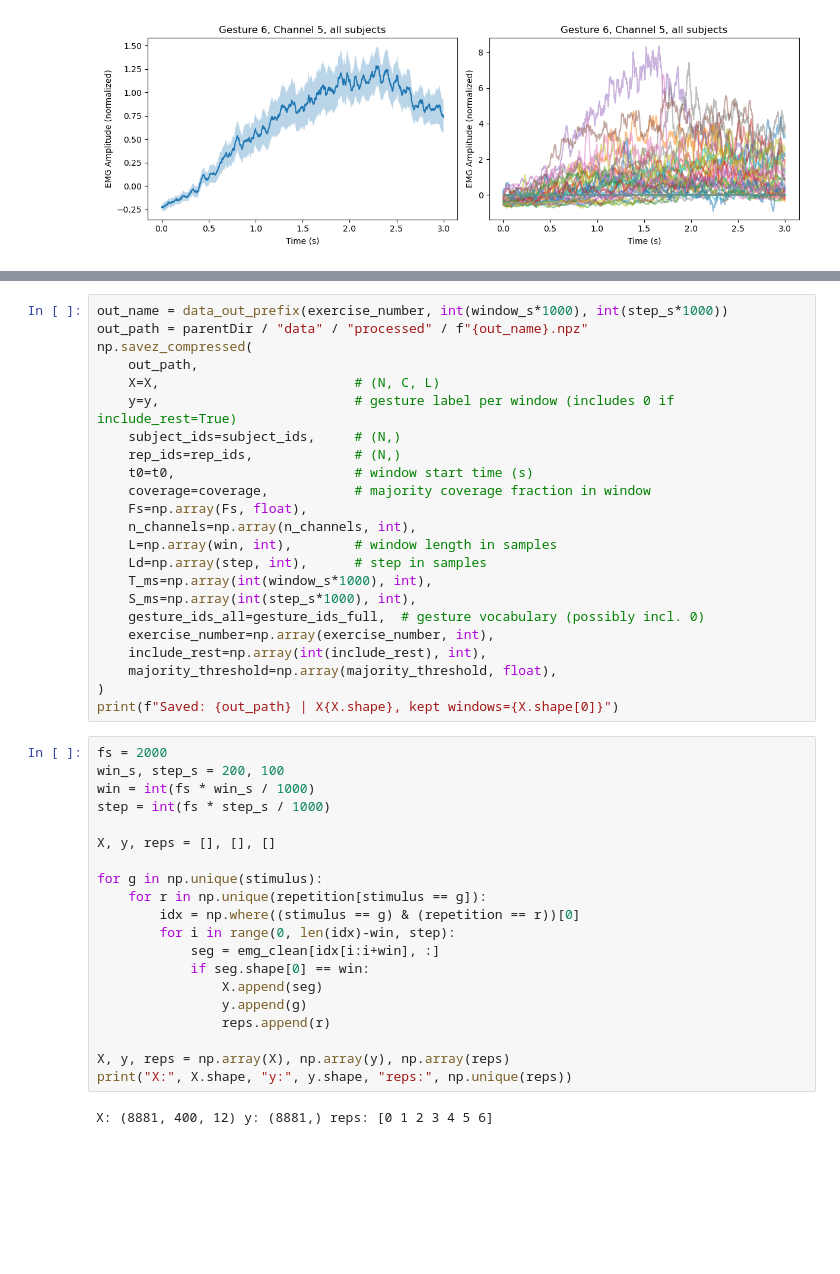
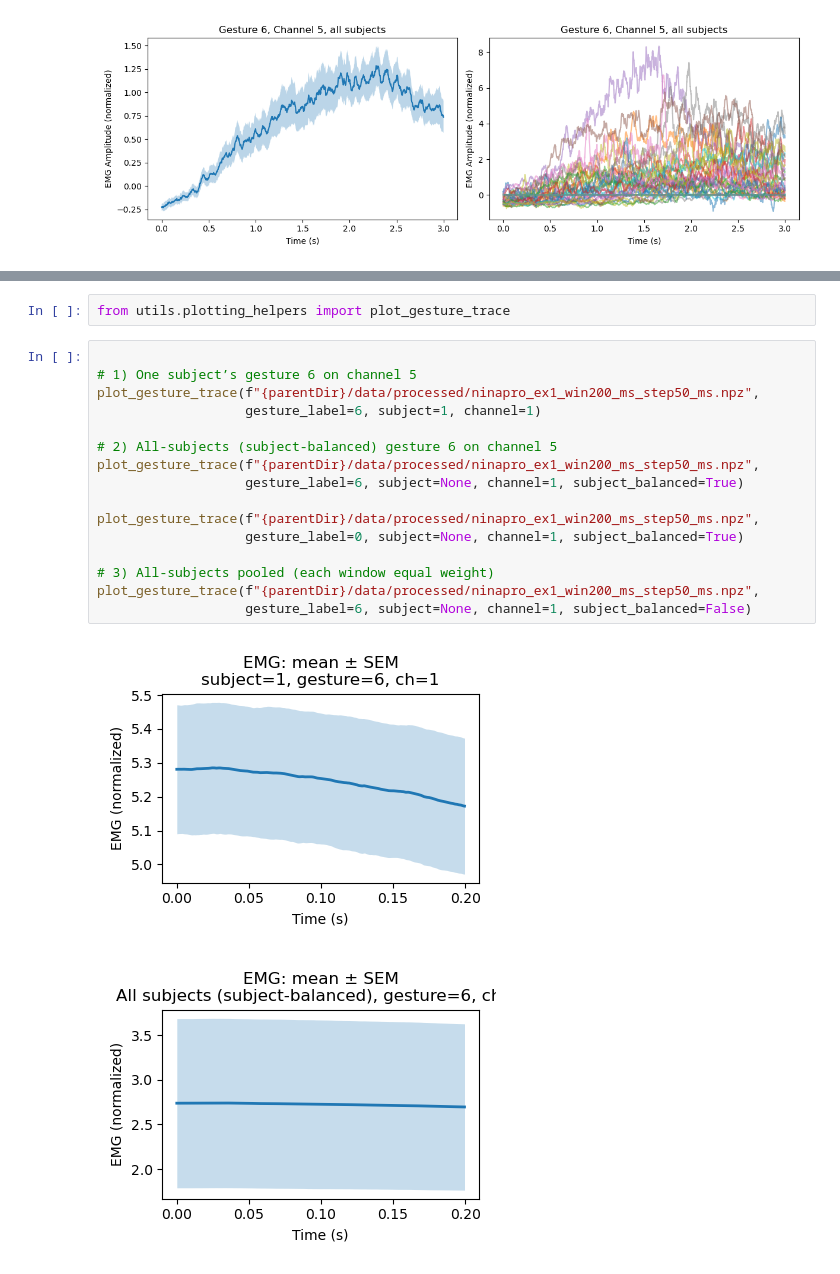
Before and after one commit to sumachinta/emg-gesture-classification-ninapro, a Jupyter notebook: notebooks/02_data_preprocessing.ipynb, the cells around one changed output, grey strips where cells are left out. Drawn from its saved outputs; the diff is of its cells as text; blank space fills up the shorter version.

Commit message:
epoching and plotting

```diff
--- a/notebooks/02_data_preprocessing.ipynb
+++ b/notebooks/02_data_preprocessing.ipynb
@@ -385,45 +290,21 @@ Fs=2000 Hz, channels=12, gestures(all)=[0, 1, 2, 3, 4, 5, 6, 7, 8, 9, 10, 11, 12
 # %%
-out_name = data_out_prefix(exercise_number, int(window_s*1000), int(step_s*1000))
-out_path = parentDir / "data" / "processed" / f"{out_name}.npz"
-np.savez_compressed(
-    out_path,
-    X=X,                         # (N, C, L)
-    y=y,                         # gesture label per window (includes 0 if include_rest=True)
-    subject_ids=subject_ids,     # (N,)
-    rep_ids=rep_ids,             # (N,)
-    t0=t0,                       # window start time (s)
-    coverage=coverage,           # majority coverage fraction in window
-    Fs=np.array(Fs, float),
-    n_channels=np.array(n_channels, int),
-    L=np.array(win, int),        # window length in samples
-    Ld=np.array(step, int),      # step in samples
-    T_ms=np.array(int(window_s*1000), int),
-    S_ms=np.array(int(step_s*1000), int),
-    gesture_ids_all=gesture_ids_full,  # gesture vocabulary (possibly incl. 0)
-    exercise_number=np.array(exercise_number, int),
-    include_rest=np.array(int(include_rest), int),
-    majority_threshold=np.array(majority_threshold, float),
-)
-print(f"Saved: {out_path} | X{X.shape}, kept windows={X.shape[0]}")
+from utils.plotting_helpers import plot_gesture_trace
-# %%
-fs = 2000
-win_s, step_s = 200, 100
-win = int(fs * win_s / 1000)
-step = int(fs * step_s / 1000)
-
-X, y, reps = [], [], []
-
-for g in np.unique(stimulus):
-    for r in np.unique(repetition[stimulus == g]):
-        idx = np.where((stimulus == g) & (repetition == r))[0]
-        for i in range(0, len(idx)-win, step):
-            seg = emg_clean[idx[i:i+win], :]
-            if seg.shape[0] == win:
-                X.append(seg)
-                y.append(g)
-                reps.append(r)
-
-X, y, reps = np.array(X), np.array(y), np.array(reps)
-print("X:", X.shape, "y:", y.shape, "reps:", np.unique(reps))
-# %% [output]
-X: (8881, 400, 12) y: (8881,) reps: [0 1 2 3 4 5 6]
+# %%
+
+# 1) One subject’s gesture 6 on channel 5
+plot_gesture_trace(f"{parentDir}/data/processed/ninapro_ex1_win200_ms_step50_ms.npz",
+                   gesture_label=6, subject=1, channel=1)
+
+# 2) All-subjects (subject-balanced) gesture 6 on channel 5
+plot_gesture_trace(f"{parentDir}/data/processed/ninapro_ex1_win200_ms_step50_ms.npz",
+                   gesture_label=6, subject=None, channel=1, subject_balanced=True)
+
+plot_gesture_trace(f"{parentDir}/data/processed/ninapro_ex1_win200_ms_step50_ms.npz",
+                   gesture_label=0, subject=None, channel=1, subject_balanced=True)
+
+# 3) All-subjects pooled (each window equal weight)
+plot_gesture_trace(f"{parentDir}/data/processed/ninapro_ex1_win200_ms_step50_ms.npz",
+                   gesture_label=6, subject=None, channel=1, subject_balanced=False)
+# %% [output]
+[figure, added]
+[figure, added]
```
Also changed, not shown: parts of 4 cells of this notebook, 2 other files.
